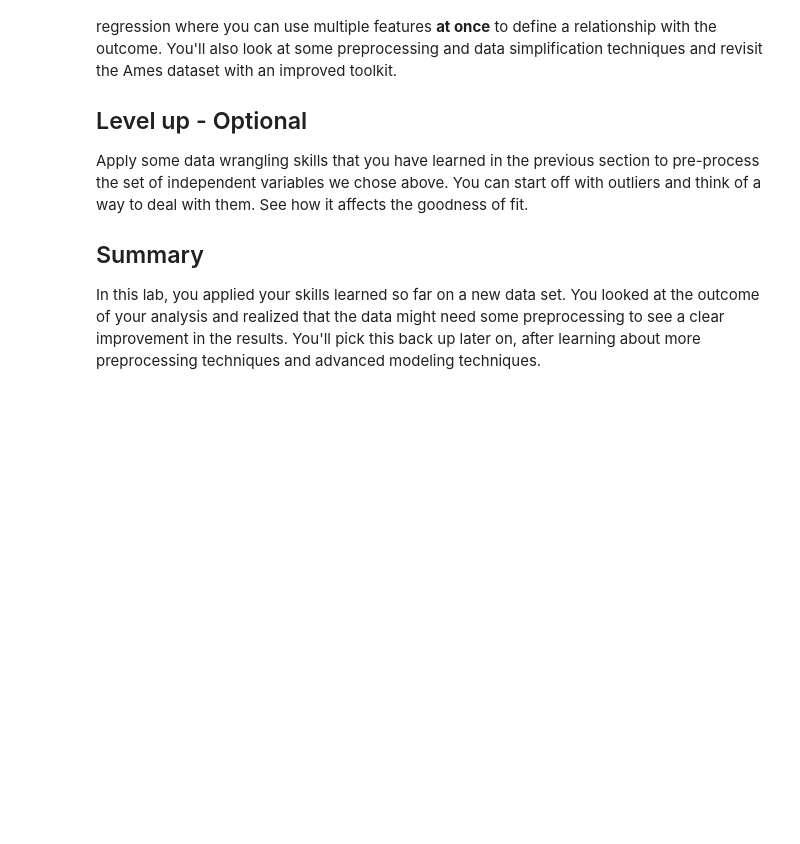
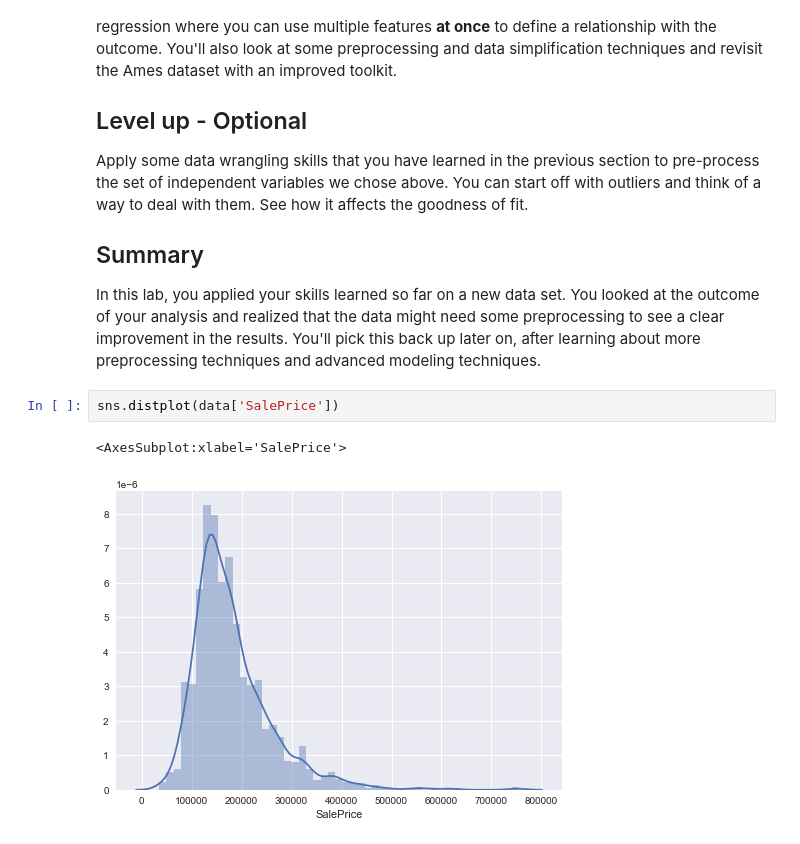
Before and after one commit to Marissa841/dsc-regression-boston-lab, a Jupyter notebook: index.ipynb, the cells around one changed output. Saved outputs shown, nothing was run; the diff lists cells and outputs as text; blank space fills up the shorter version.

```diff
--- a/index.ipynb
+++ b/index.ipynb
@@ -291,3 +292,8 @@ Apply some data wrangling skills that you have learned in the previous section t
 ## Summary
 
 In this lab, you applied your skills learned so far on a new data set. You looked at the outcome of your analysis and realized that the data might need some preprocessing to see a clear improvement in the results. You'll pick this back up later on, after learning about more preprocessing techniques and advanced modeling techniques.
+# %%
+sns.distplot(data['SalePrice'])
+# %% [output]
+<AxesSubplot:xlabel='SalePrice'>
+[figure, added]
```
Also changed, not shown: parts of 34 cells of this notebook.
